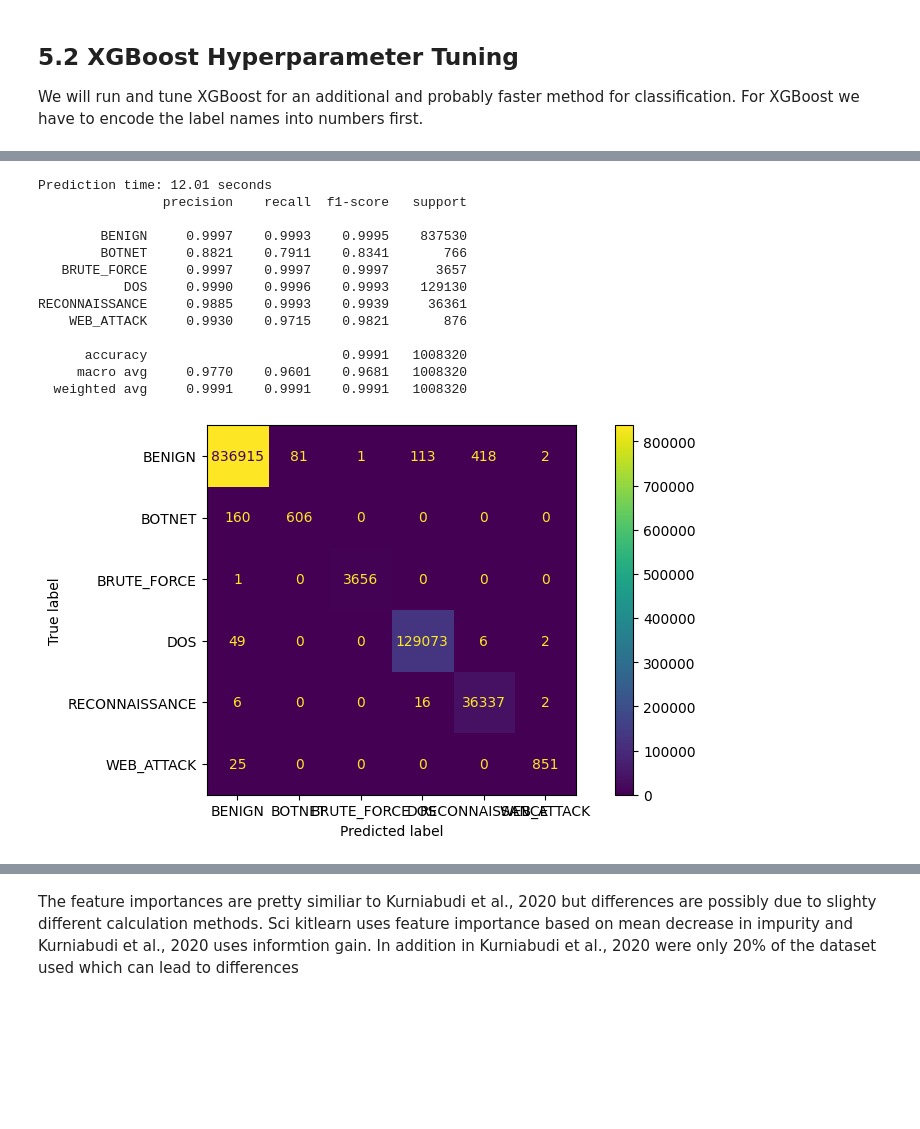
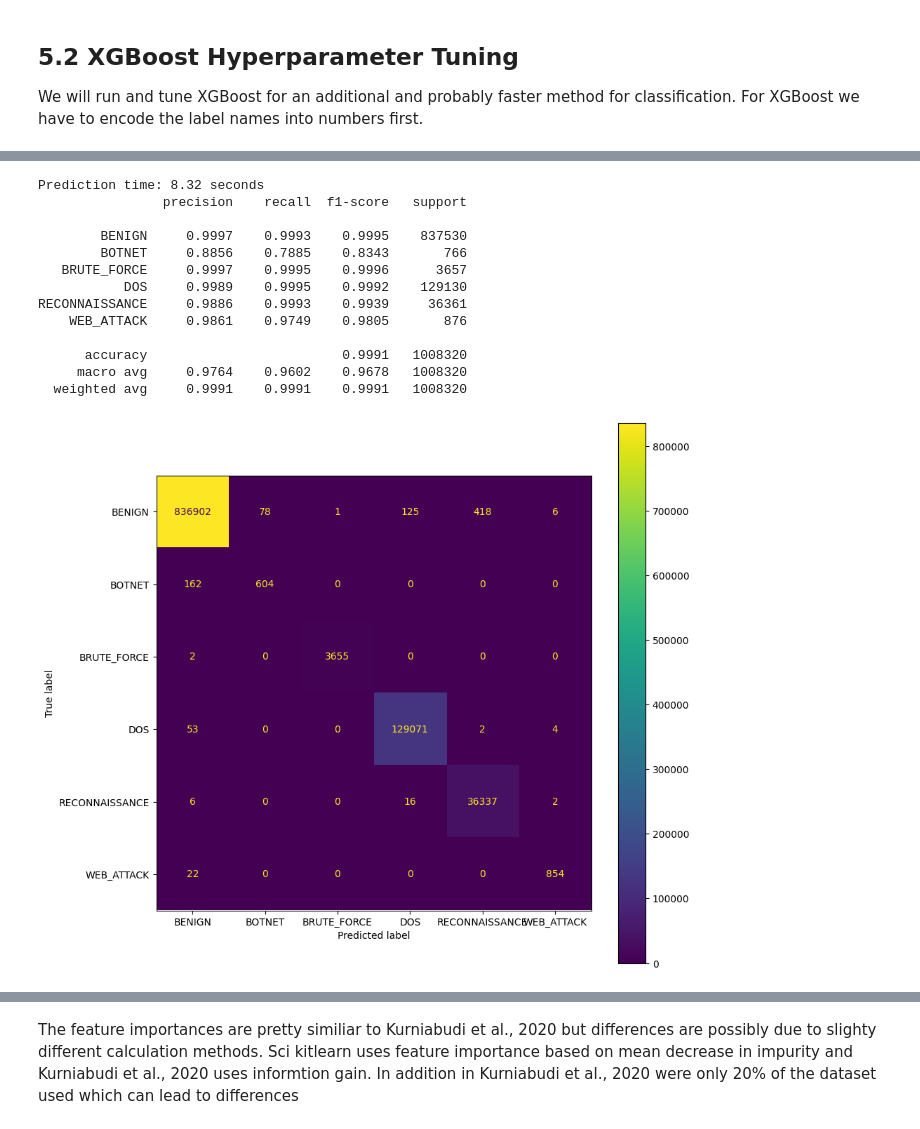
Before and after one commit to j4n-r/IDS_ml, a Jupyter notebook: ml-project-v4.ipynb, the cells around one changed output, grey strips where cells are left out. Drawn from its saved outputs; the diff is of its cells as text; code cells hidden in the pictures; blank space fills up the shorter version.

```diff
--- a/ml-project-v4.ipynb
+++ b/ml-project-v4.ipynb
@@ -75,6 +75,7 @@ print(f"pandas version: {pd.__version__}")
 print(f"sklearn version: {sklearn.__version__}\n")
 
 pd.set_option('display.max_rows', None)
+plt.rcParams["figure.figsize"] = (10, 10)
 
 df_full = pd.DataFrame()
 
@@ -490,8 +489,8 @@ from sklearn.model_selection import HalvingGridSearchCV
 
 # Hyperparemters were are tuning
 params = {
-    'max_depth': range(12, 20),
-    'n_estimators': [10, 50, 100, 150, 200],
+    'max_depth': list(range(12, 20)) + [None],
+    'n_estimators': [50, 100, 150, 200],
     'class_weight': [None, 'balanced']
 }
 
@@ -501,7 +500,7 @@ rf_grid = HalvingGridSearchCV(
     params,
     cv=5,
     scoring='f1_macro',
-    verbose=1,
+    verbose=10,
     return_train_score=True,
     n_jobs=-1
 )
@@ -613,10 +608,9 @@ RECONNAISSANCE     0.9885    0.9993    0.9938     36361
 # %%
 # Hyperparemters were are tuning
 params = {
-    'max_depth': range(10, 20),
+    'max_depth': list(range(6, 13)) +  [None],
     'n_estimators': [100, 150, 200],
-    'learning_rate': [0.2, 0.1, 0.01],
-    'class_weight': [None, 'balanced']
+    'learning_rate': [0.5, 0.2, 0.05],
 }
 
 xgb_grid = HalvingGridSearchCV(
@@ -624,7 +618,7 @@ xgb_grid = HalvingGridSearchCV(
     param_grid=params,
     cv=5,
     scoring='f1_macro',
-    verbose=1,
+    verbose=10,
     return_train_score=True,
     n_jobs=-1
 )
@@ -678,33 +664,31 @@ Grid Search Best Params: {'class_weight': 'balanced', 'learning_rate': 0.1, 'max
 # %%
 xgb_best = xgb_grid.best_estimator_
 start_pred = time.time()
 
 y_pred_xgb = xgb_best.predict(X_test)
 end_pred = time.time()
 xgb_best_pred_t = end_pred - start_pred
 
 print(f"Prediction time: {end_pred - start_pred:.2f} seconds")
 
 y_pred_decoded = le.inverse_transform(y_pred_xgb)
 y_test_decoded = le.inverse_transform(y_test_encoded)
 
 print(classification_report(y_test, y_pred_decoded, digits=4))
 xgb_best_report = classification_report(y_test, y_pred_decoded, digits=4, output_dict=True)
 xgb_best_confm = ConfusionMatrixDisplay.from_predictions(y_test, y_pred_decoded)
-xgb_best_confm.figure_.set_figwidth(10)
-xgb_best_confm.figure_.set_figwidth(10)
 # %% [output]
-Prediction time: 12.01 seconds
+Prediction time: 8.32 seconds
                 precision    recall  f1-score   support
 
         BENIGN     0.9997    0.9993    0.9995    837530
-        BOTNET     0.8821    0.7911    0.8341       766
-   BRUTE_FORCE     0.9997    0.9997    0.9997      3657
-           DOS     0.9990    0.9996    0.9993    129130
-RECONNAISSANCE     0.9885    0.9993    0.9939     36361
-    WEB_ATTACK     0.9930    0.9715    0.9821       876
+        BOTNET     0.8856    0.7885    0.8343       766
+   BRUTE_FORCE     0.9997    0.9995    0.9996      3657
+           DOS     0.9989    0.9995    0.9992    129130
+RECONNAISSANCE     0.9886    0.9993    0.9939     36361
+    WEB_ATTACK     0.9861    0.9749    0.9805       876
 
       accuracy                         0.9991   1008320
-     macro avg     0.9770    0.9601    0.9681   1008320
+     macro avg     0.9764    0.9602    0.9678   1008320
   weighted avg     0.9991    0.9991    0.9991   1008320
-[figure, old version]
+[figure, new version]
```
Also changed, not shown: parts of 21 cells of this notebook.
